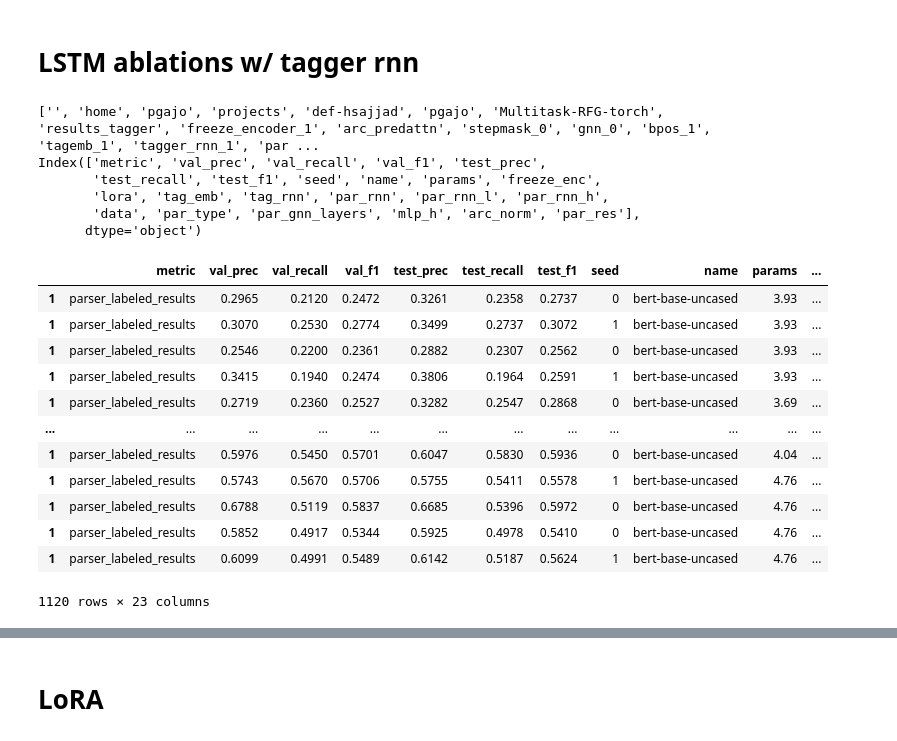
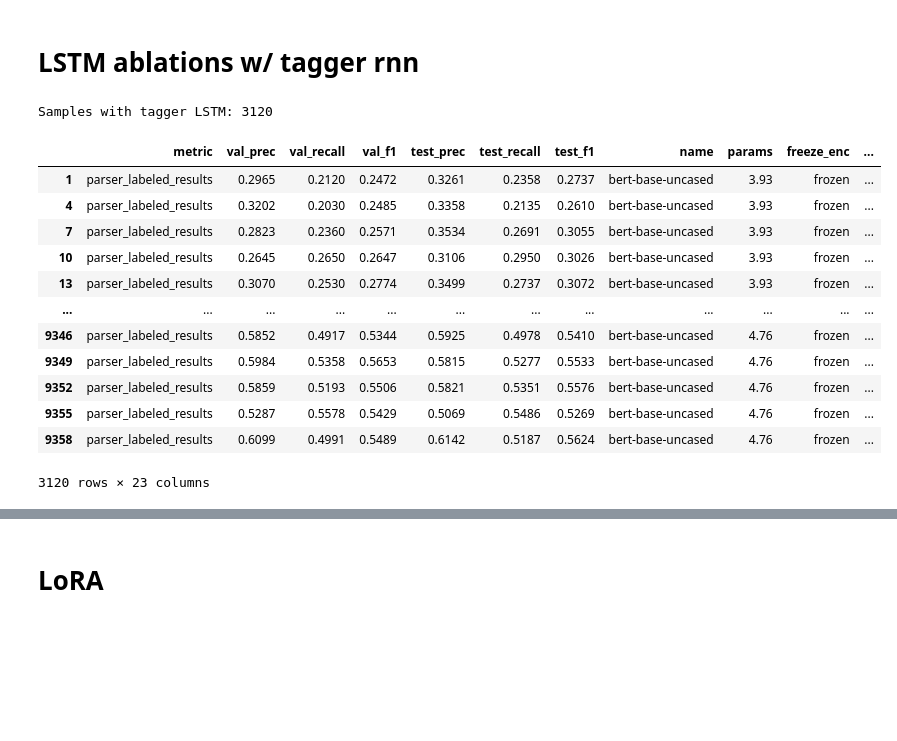
Before and after one commit to paolo-gajo/EfficientSDP, a Jupyter notebook: paper/gather_results.ipynb, the cells around one changed output, grey strips where cells are left out. Saved outputs shown, nothing was run; the diff lists cells and outputs as text; code cells hidden in the pictures; blank space fills up the shorter version.

```diff
--- a/paper/gather_results.ipynb
+++ b/paper/gather_results.ipynb
@@ -84,39 +99,25 @@ print(df_no_tagger['par_rnn_h'].value_counts())
 # %% [markdown]
 # LSTM ablations w/ tagger rnn
 # %%
-import pandas as pd
-
 walk_path = '/home/pgajo/projects/def-hsajjad/pgajo/Multitask-RFG-torch/results_tagger'
-df_tagger_load = load_results(walk_path).drop_duplicates()
-
-df_tagger = df_tagger_load
+df_tagger_load = load_results(walk_path)
+df_tagger = df_tagger_load.drop_duplicates()
 df_tagger = df_tagger[df_tagger['metric'] == 'parser_labeled_results']
-df_tagger = df_tagger[df_tagger['tag_rnn'] == '1']
-# df_tagger = df_tagger[df_tagger['tag_emb'] == '0']
-# df_tagger = df_tagger[df_tagger['mlp_h'] == '500']
-# df_tagger = df_tagger[df_tagger['par_rnn_l'] == '2']
-# df_tagger = df_tagger[df_tagger['seed'] == '1']
-# df_tagger = df_tagger[df_tagger['data'] == 'yamakata']
-
-display(df_tagger)
 dataset_list = df_tagger['data'].unique()
+print(f'Samples with tagger LSTM: {len(df_tagger)}')
+df_tagger
 # %% [output]
-['', 'home', 'pgajo', 'projects', 'def-hsajjad', 'pgajo', 'Multitask-RFG-torch', 'results_tagger', 'freeze_encoder_1', 'arc_predattn', 'stepmask_0', 'gnn_0', 'bpos_1', 'tagemb_1', 'tagger_rnn_1', 'par ...
-Index(['metric', 'val_prec', 'val_recall', 'val_f1', 'test_prec',
-       'test_recall', 'test_f1', 'seed', 'name', 'params', 'freeze_enc',
-       'lora', 'tag_emb', 'tag_rnn', 'par_rnn', 'par_rnn_l', 'par_rnn_h',
-       'data', 'par_type', 'par_gnn_layers', 'mlp_h', 'arc_norm', 'par_res'],
-      dtype='object')
+Samples with tagger LSTM: 3120
-|  | metric | val_prec | val_recall | val_f1 | test_prec | test_recall | test_f1 | seed | name | params | ... |
-| 1 | parser_labeled_results | 0.2965 | 0.2120 | 0.2472 | 0.3261 | 0.2358 | 0.2737 | 0 | bert-base-uncased | 3.93 | ... |
-| 1 | parser_labeled_results | 0.3070 | 0.2530 | 0.2774 | 0.3499 | 0.2737 | 0.3072 | 1 | bert-base-uncased | 3.93 | ... |
-| 1 | parser_labeled_results | 0.2546 | 0.2200 | 0.2361 | 0.2882 | 0.2307 | 0.2562 | 0 | bert-base-uncased | 3.93 | ... |
-| 1 | parser_labeled_results | 0.3415 | 0.1940 | 0.2474 | 0.3806 | 0.1964 | 0.2591 | 1 | bert-base-uncased | 3.93 | ... |
-| 1 | parser_labeled_results | 0.2719 | 0.2360 | 0.2527 | 0.3282 | 0.2547 | 0.2868 | 0 | bert-base-uncased | 3.69 | ... |
+|  | metric | val_prec | val_recall | val_f1 | test_prec | test_recall | test_f1 | name | params | freeze_enc | ... |
+| 1 | parser_labeled_results | 0.2965 | 0.2120 | 0.2472 | 0.3261 | 0.2358 | 0.2737 | bert-base-uncased | 3.93 | frozen | ... |
+| 4 | parser_labeled_results | 0.3202 | 0.2030 | 0.2485 | 0.3358 | 0.2135 | 0.2610 | bert-base-uncased | 3.93 | frozen | ... |
+| 7 | parser_labeled_results | 0.2823 | 0.2360 | 0.2571 | 0.3534 | 0.2691 | 0.3055 | bert-base-uncased | 3.93 | frozen | ... |
+| 10 | parser_labeled_results | 0.2645 | 0.2650 | 0.2647 | 0.3106 | 0.2950 | 0.3026 | bert-base-uncased | 3.93 | frozen | ... |
+| 13 | parser_labeled_results | 0.3070 | 0.2530 | 0.2774 | 0.3499 | 0.2737 | 0.3072 | bert-base-uncased | 3.93 | frozen | ... |
 | ... | ... | ... | ... | ... | ... | ... | ... | ... | ... | ... | ... |
-| 1 | parser_labeled_results | 0.5976 | 0.5450 | 0.5701 | 0.6047 | 0.5830 | 0.5936 | 0 | bert-base-uncased | 4.04 | ... |
-| 1 | parser_labeled_results | 0.5743 | 0.5670 | 0.5706 | 0.5755 | 0.5411 | 0.5578 | 1 | bert-base-uncased | 4.76 | ... |
-| 1 | parser_labeled_results | 0.6788 | 0.5119 | 0.5837 | 0.6685 | 0.5396 | 0.5972 | 0 | bert-base-uncased | 4.76 | ... |
-| 1 | parser_labeled_results | 0.5852 | 0.4917 | 0.5344 | 0.5925 | 0.4978 | 0.5410 | 0 | bert-base-uncased | 4.76 | ... |
-| 1 | parser_labeled_results | 0.6099 | 0.4991 | 0.5489 | 0.6142 | 0.5187 | 0.5624 | 1 | bert-base-uncased | 4.76 | ... |
+| 9346 | parser_labeled_results | 0.5852 | 0.4917 | 0.5344 | 0.5925 | 0.4978 | 0.5410 | bert-base-uncased | 4.76 | frozen | ... |
+| 9349 | parser_labeled_results | 0.5984 | 0.5358 | 0.5653 | 0.5815 | 0.5277 | 0.5533 | bert-base-uncased | 4.76 | frozen | ... |
+| 9352 | parser_labeled_results | 0.5859 | 0.5193 | 0.5506 | 0.5821 | 0.5351 | 0.5576 | bert-base-uncased | 4.76 | frozen | ... |
+| 9355 | parser_labeled_results | 0.5287 | 0.5578 | 0.5429 | 0.5069 | 0.5486 | 0.5269 | bert-base-uncased | 4.76 | frozen | ... |
+| 9358 | parser_labeled_results | 0.6099 | 0.4991 | 0.5489 | 0.6142 | 0.5187 | 0.5624 | bert-base-uncased | 4.76 | frozen | ... |
-1120 rows × 23 columns
+3120 rows × 23 columns
```
Also changed, not shown: parts of 31 cells of this notebook, 8 other files.
